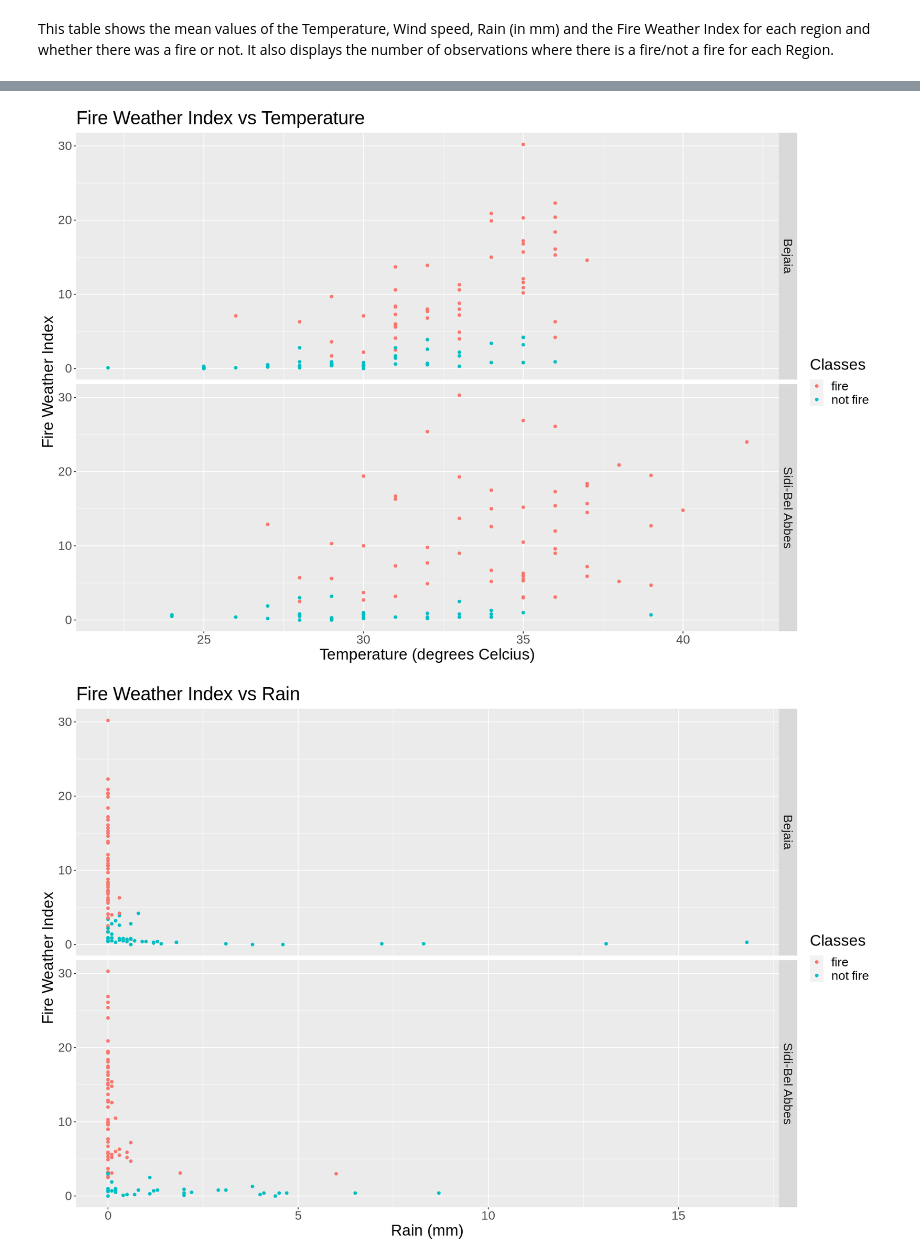
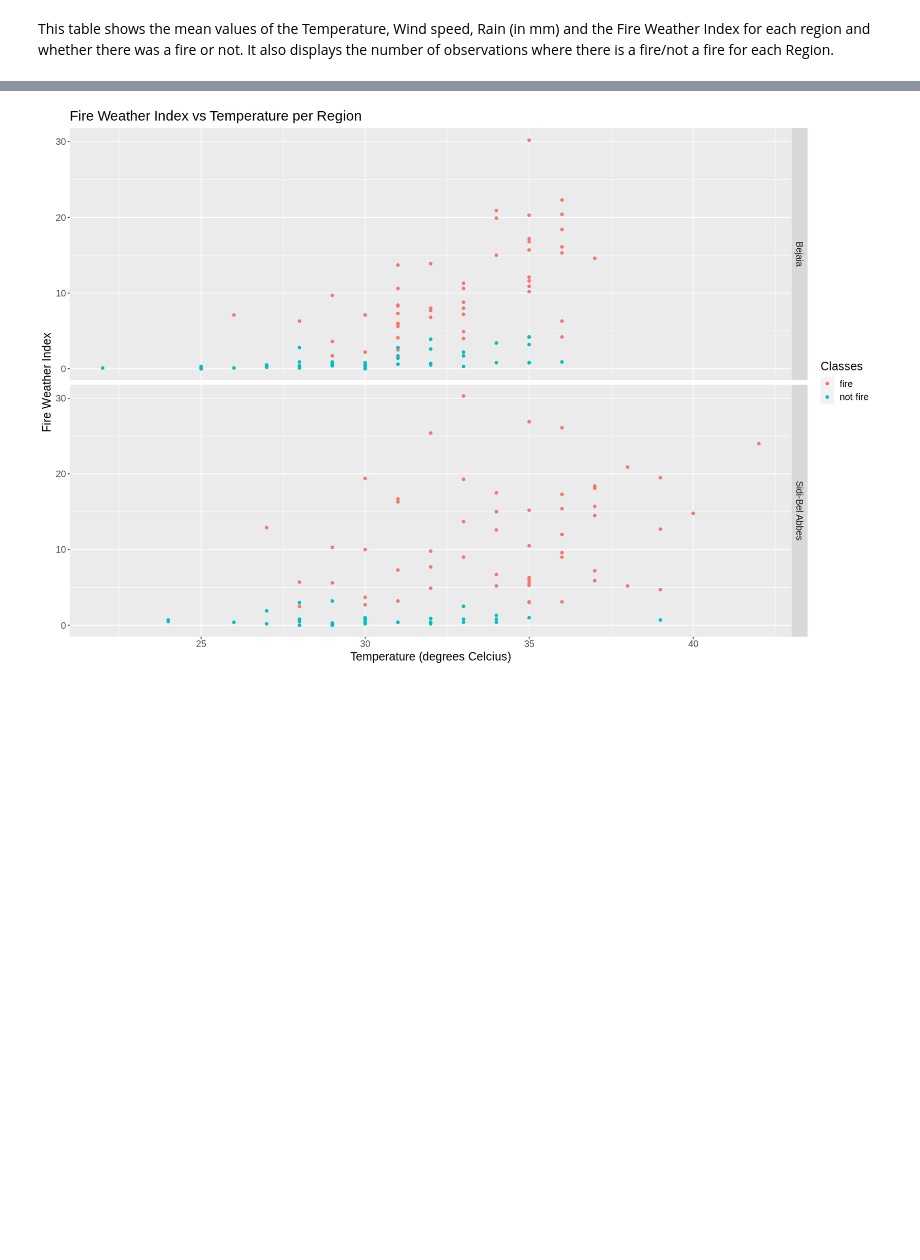
Before and after one commit to danielhou13/DSCI-100-Project-gr-17, a Jupyter notebook: Proposal.ipynb, the cells around one changed output, grey strips where cells are left out. Drawn from its saved outputs; the diff is of its cells as text; code cells hidden in the pictures; blank space fills up the shorter version.

```diff
--- a/Proposal.ipynb
+++ b/Proposal.ipynb
@@ -145,31 +131,12 @@ fire_data_training %>%
 # %%
 options(repr.plot.height = 10, repr.plot.width = 15)
 fire_data_training %>%
     ggplot(aes(x = Temperature, y = FWI)) +
     geom_point(aes(colour = Classes)) +
     xlab("Temperature (degrees Celcius)") +
     ylab("Fire Weather Index") +
     facet_grid(Region~.) +
-    theme(text = element_text(size = 20)) +
-    ggtitle("Fire Weather Index vs Temperature")
-
-fire_data_training %>%
-    ggplot(aes(x = Rain, y = FWI)) +
-    geom_point(aes(colour = Classes)) +
-    xlab("Rain (mm)") +
-    ylab("Fire Weather Index") +
-    facet_grid(Region~.) +
-    theme(text = element_text(size = 20)) +
-    ggtitle("Fire Weather Index vs Rain")
-
-fire_data_training %>%
-    ggplot(aes(x = Ws, y = FWI)) +
-    geom_point(aes(colour = Classes)) +
-    xlab("Wind Speed (km/h)") +
-    ylab("Fire Weather Index") +
-    facet_grid(Region~.) +
-    theme(text = element_text(size = 20)) +
-    ggtitle("Fire Weather Index vs Wind Speed")
+    theme(text = element_text(size = 15)) +
+    ggtitle("Fire Weather Index vs Temperature per Region")
 # %% [output]
-[figure, old version]
+[figure, new version]
-[figure, removed]
```
Also changed, not shown: parts of 13 cells of this notebook.
